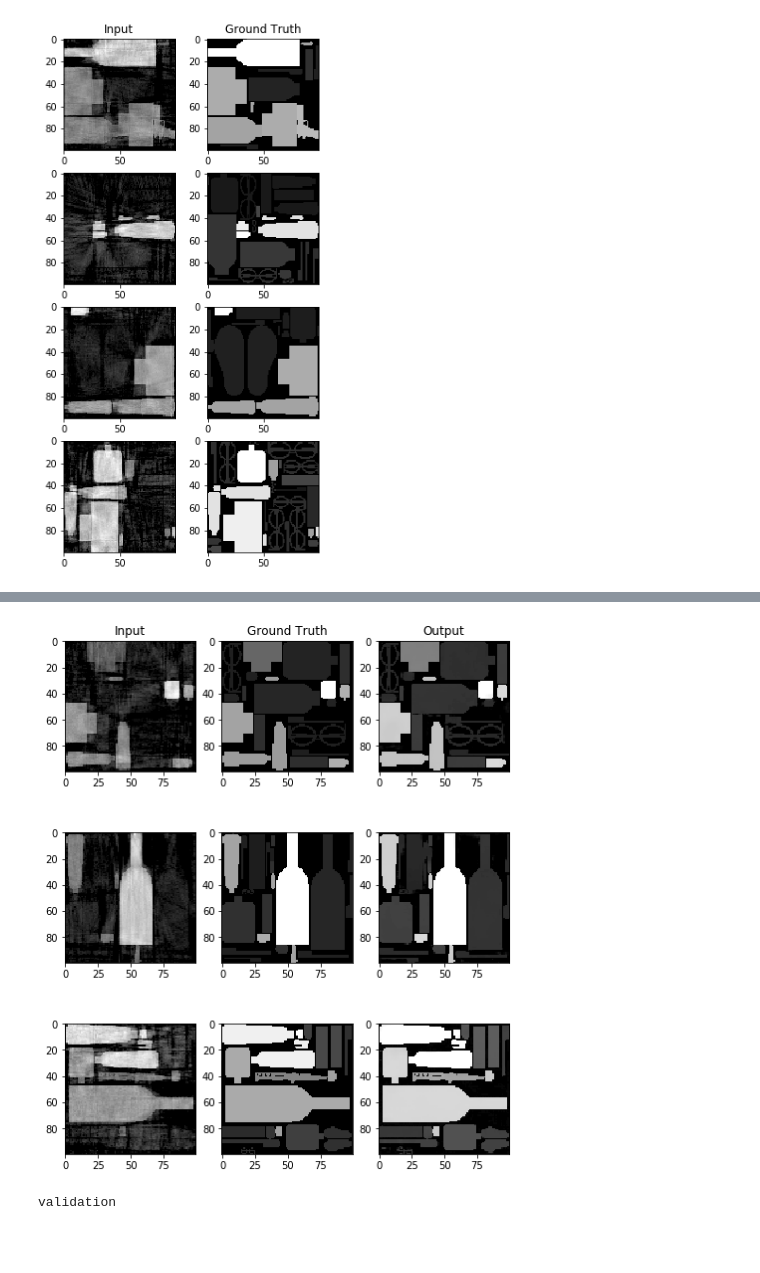
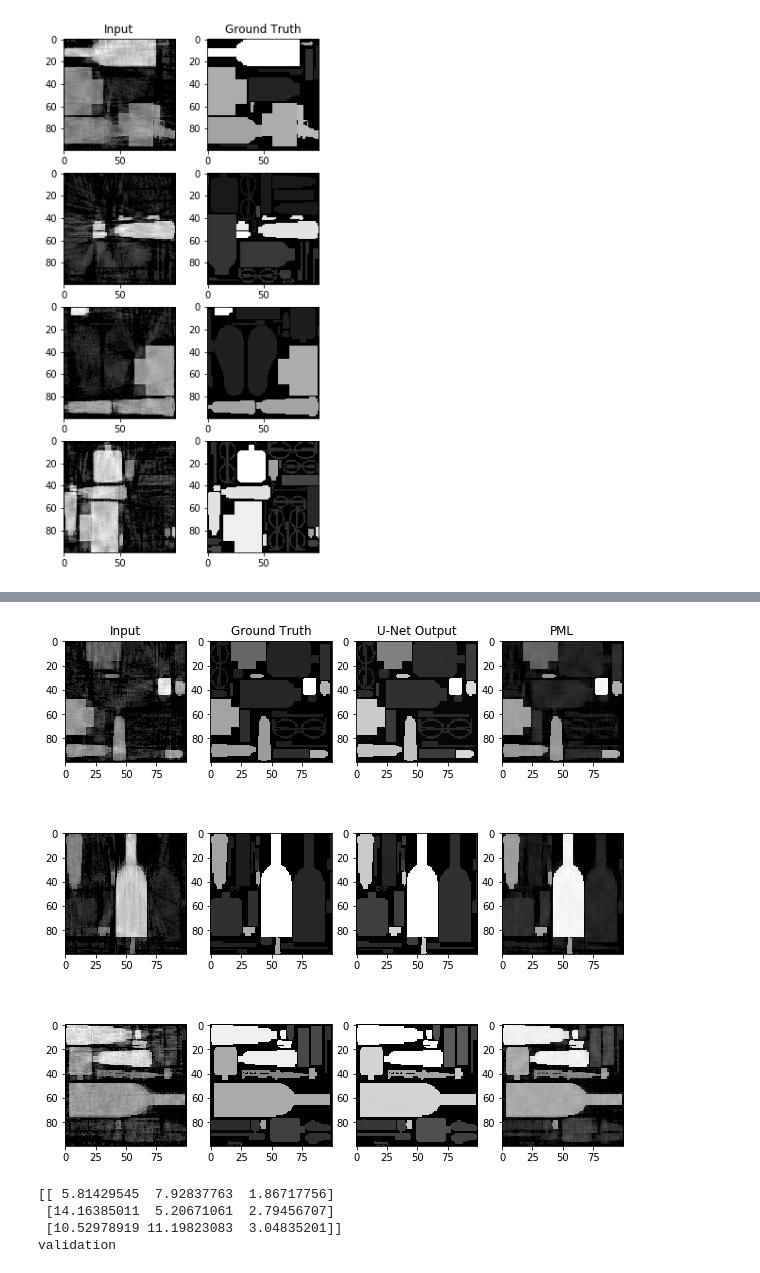
Before and after one commit to amasoudi1/U-NET-For-RFG-System, a Jupyter notebook: UNET_Fixed_Gantry3_4000.ipynb, the cells around one changed output, grey strips where cells are left out. Cells and saved outputs as stored; diff of their text form; code cells hidden in the pictures; blank space fills up the shorter version.

```diff
--- a/UNET_Fixed_Gantry3_4000.ipynb
+++ b/UNET_Fixed_Gantry3_4000.ipynb
@@ -382,7 +337,7 @@ plt.show()
 
 
 model.compile(Adam(lr = 2e-4), loss='mean_squared_error', metrics=['mean_absolute_error'])
-model.load_weights('rfg_noisy_4000_v3.h5')
+model.load_weights('rfg_noisy_4000_v4.h5')
 #model.compile(sgd, loss='mean_squared_error', metrics=['mean_absolute_error'])
 
 # weight_saver = ModelCheckpoint('./rfg_noisy_4000.h5', monitor='val_loss',
@@ -390,7 +345,7 @@ model.load_weights('rfg_noisy_4000_v3.h5')
 
 #annealer = LearningRateScheduler(lambda x: 0.99 ** x)
 
-#checkpoint = ModelCheckpoint('./rfg_noisy_4000_v3.h5', monitor='val_loss',
-#                              save_best_only=True)
+checkpoint = ModelCheckpoint('./rfg_noisy_4000_v5.h5', monitor='val_loss',
+                              save_best_only=True)
 
 #callbacks_list = [checkpoint]
@@ -413,7 +366,7 @@ W0726 18:19:29.569980 140308510922624 deprecation_wrapper.py:119] From /usr/loca
 #                            steps_per_epoch = 200,
 #                            callbacks = [weight_saver])#, annealer])
 
-#hist = model.fit_generator(my_generator(train_images, train_labels, 16), validation_data = (val_images,val_labels),
-#                           epochs=2000, verbose=2, shuffle=True,
-#                           steps_per_epoch = 1000,
-#                           callbacks = [checkpoint])
+hist = model.fit_generator(my_generator(train_images, train_labels, 16), validation_data = (val_images,val_labels),
+                           epochs=200, verbose=2, shuffle=True,
+                           steps_per_epoch = 1000,
+                           callbacks = [checkpoint])
@@ -475,49 +410,80 @@ print(acc)
 print('Training')
 
 #image_batch, mask_batch = next(my_generator(train_images, train_labels, 5))
-fix, ax = plt.subplots(3,3, figsize=(8,10))
+nrmse_train = np.zeros((3,3))
+fix, ax = plt.subplots(3,4, figsize=(10,10))
 for i in range(3):
     temp = model.predict( np.expand_dims( np.expand_dims(train_images[i*4,:,:,0], axis = 0), axis = 3 ))
-#     ax[i,0].imshow(train_images[i,:,:,0], cmap='gray')
-#     ax[i,1].imshow(train_labels[i,:,:,0], cmap='gray')
-#     ax[i,2].imshow(np.squeeze(temp), cmap='gray')
+
+    pml_ad = sc.loadmat("bags_conv_" + str(i+1) + ".mat")
+    pml = np.expand_dims(np.array(pml_ad['bag']),axis = 3)
+
     ax[i,0].imshow(adjust_gamma(train_images[i*4,:,:,0],1.5), cmap='gray')
     ax[i,1].imshow(adjust_gamma(train_labels[i*4,:,:,0],1.5), cmap='gray')
     ax[i,2].imshow(adjust_gamma(np.squeeze(temp),1.5), cmap='gray')
+    ax[i,3].imshow(adjust_gamma(pml,1.5), cmap='gray')
+    nrmse_train[i,0] = NRMSE(train_images[i*4,:,:],train_labels[i*4,:,:])
+    nrmse_train[i,1] = NRMSE(temp,train_labels[i*4,:,:])
+    nrmse_train[i,2] = NRMSE(pml,train_labels[i*4,:,:])
+
 ax[0,0].set_title('Input')
 ax[0,1].set_title('Ground Truth')
-ax[0,2].set_title('Output')
+ax[0,2].set_title('U-Net Output')
+ax[0,3].set_title('PML')
 plt.show()
+print(nrmse_train)
+
 
 print('validation')
 
-fix, ax = plt.subplots(3,3, figsize=(8,10))
+nrmse_val = np.zeros((3,3))
+fix, ax = plt.subplots(3,4, figsize=(10,10))
 for i in range(3):
     temp = model.predict( np.expand_dims( np.expand_dims(val_images[i*4,:,:,0], axis = 0), axis = 3 ))
-    #ax[i,0].imshow(train_images[i,:,:,0], cmap='gray')
-    #ax[i,1].imshow(train_labels[i,:,:,0], cmap='gray')
-    #ax[i,2].imshow(np.squeeze(temp), cmap='gray')
+
+    pml_ad = sc.loadmat("bags_conv_" + str(i+4) + ".mat")
+    pml = np.expand_dims(np.array(pml_ad['bag']),axis = 3)
+
     ax[i,0].imshow(adjust_gamma(val_images[i*4,:,:,0],1.5), cmap='gray')
     ax[i,1].imshow(adjust_gamma(val_labels[i*4,:,:,0],1.5), cmap='gray')
     ax[i,2].imshow(adjust_gamma(np.squeeze(temp),1.5), cmap='gray')
+    ax[i,3].imshow(adjust_gamma(pml,1.5), cmap='gray')
+    nrmse_val[i,0] = NRMSE(val_images[i*4,:,:],val_labels[i*4,:,:])
+    nrmse_val[i,1] = NRMSE(temp,val_labels[i*4,:,:])
+    nrmse_val[i,2] = NRMSE(pml,val_labels[i*4,:,:])
+
 ax[0,0].set_title('Input')
 ax[0,1].set_title('Ground Truth')
-ax[0,2].set_title('Output')
+ax[0,2].set_title('U-Net Output')
+ax[0,3].set_title('PML')
 plt.show()
+print(nrmse_val)
+
 
 print('test')
 
-fix, ax = plt.subplots(3,3, figsize=(8,10))
+nrmse_test = np.zeros((3,3))
+fix, ax = plt.subplots(3,4, figsize=(10,10))
 for i in range(3):
     temp = model.predict( np.expand_dims( np.expand_dims(test_images[i*4,:,:,0], axis = 0), axis = 3 ))
-    #ax[i,0].imshow(train_images[i,:,:,0], cmap='gray')
-    #ax[i,1].imshow(train_labels[i,:,:,0], cmap='gray')
-    #ax[i,2].imshow(np.squeeze(temp), cmap='gray')
+
+    pml_ad = sc.loadmat("bags_conv_" + str(i+7) + ".mat")
+    pml = np.expand_dims(np.array(pml_ad['bag']),axis = 3)
+
     ax[i,0].imshow(adjust_gamma(test_images[i*4,:,:,0],1.5), cmap='gray')
     ax[i,1].imshow(adjust_gamma(test_labels[i*4,:,:,0],1.5), cmap='gray')
     ax[i,2].imshow(adjust_gamma(np.squeeze(temp),1.5), cmap='gray')
+    ax[i,3].imshow(adjust_gamma(pml,1.5), cmap='gray')
+    nrmse_test[i,0] = NRMSE(test_images[i*4,:,:],test_labels[i*4,:,:])
+    nrmse_test[i,1] = NRMSE(temp,test_labels[i*4,:,:])
+    nrmse_test[i,2] = NRMSE(pml,test_labels[i*4,:,:])
+
+
 ax[0,0].set_title('Input')
 ax[0,1].set_title('Ground Truth')
-ax[0,2].set_title('Output')
+ax[0,2].set_title('U-Net Output')
+ax[0,3].set_title('PML')
 plt.show()
+
+print(nrmse_test)
 # %% [output]
@@ -533,3 +499,6 @@ plt.show()
 Training
-[figure, old version]
+[figure, new version]
+[[ 5.81429545  7.92837763  1.86717756]
+ [14.16385011  5.20671061  2.79456707]
+ [10.52978919 11.19823083  3.04835201]]
 validation
```
Also changed, not shown: parts of 14 cells of this notebook.
